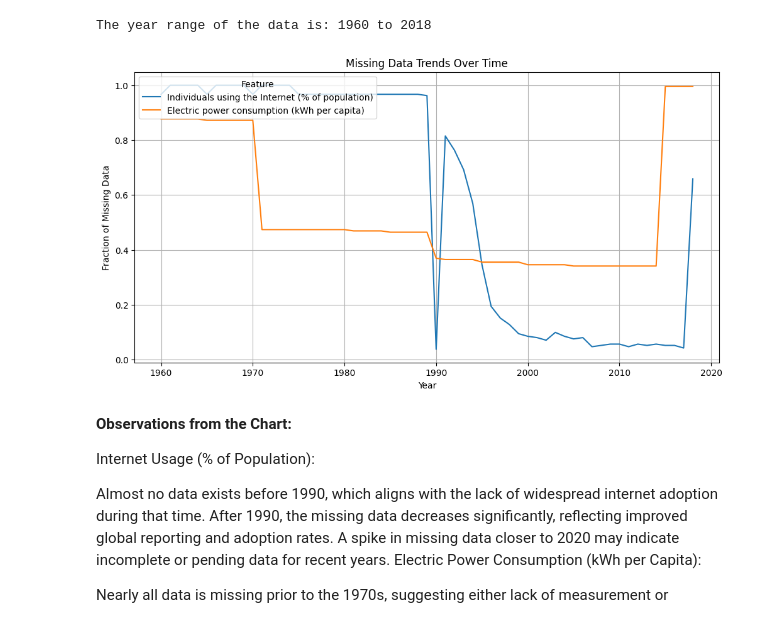
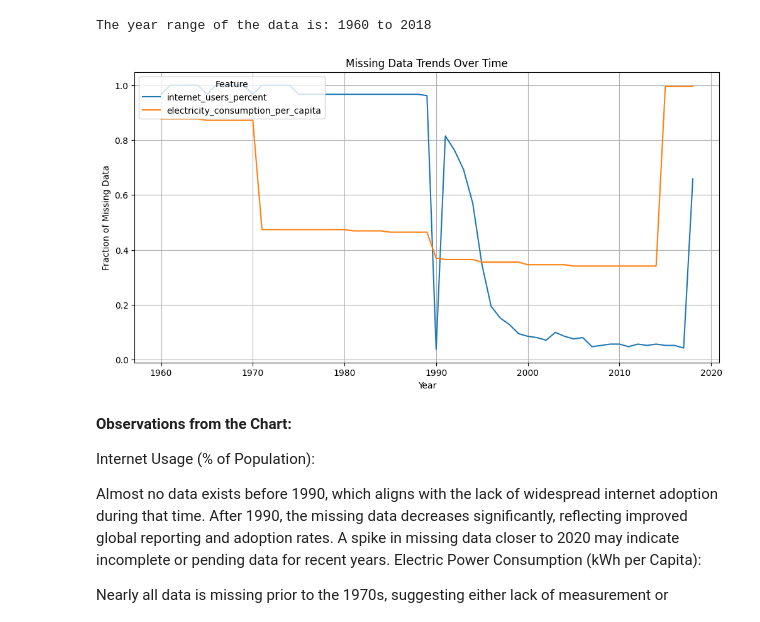
Before and after one commit to Siino-Z/Siino-Z.github.io, a Jupyter notebook: iPortfolio/Project3/WBReport.ipynb, the cells around one changed output. Drawn from its saved outputs; the diff is of its cells as text; code cells hidden in the pictures.

```diff
--- a/iPortfolio/Project3/WBReport.ipynb
+++ b/iPortfolio/Project3/WBReport.ipynb
@@ -171,23 +171,23 @@ The year range of the data is: 1960 to 2018
 # %%
 import seaborn as sns
 import matplotlib.pyplot as plt
 
 # Create a missing data percentage by year
-missing_data_by_year = df.groupby('Year').apply(lambda x: x.isnull().mean())
+missing_data_by_year = df_.groupby('year').apply(lambda x: x.isnull().mean())
 
 # Plot the trends
 plt.figure(figsize=(12, 6))
-sns.lineplot(data=missing_data_by_year[['Individuals using the Internet (% of population)',
-                                        'Electric power consumption (kWh per capita)']],
+sns.lineplot(data=missing_data_by_year[['internet_users_percent',
+                                        'electricity_consumption_per_capita']],
              dashes=False)
 plt.title('Missing Data Trends Over Time')
 plt.xlabel('Year')
 plt.ylabel('Fraction of Missing Data')
 plt.grid(True)
 plt.legend(title='Feature', loc='upper left')
 plt.show()
 # %% [output]
-[figure, old version]
+[figure, new version]
 # %% [markdown]
 **Observations from the Chart:**
 
```
Also changed, not shown: parts of 37 cells of this notebook.
